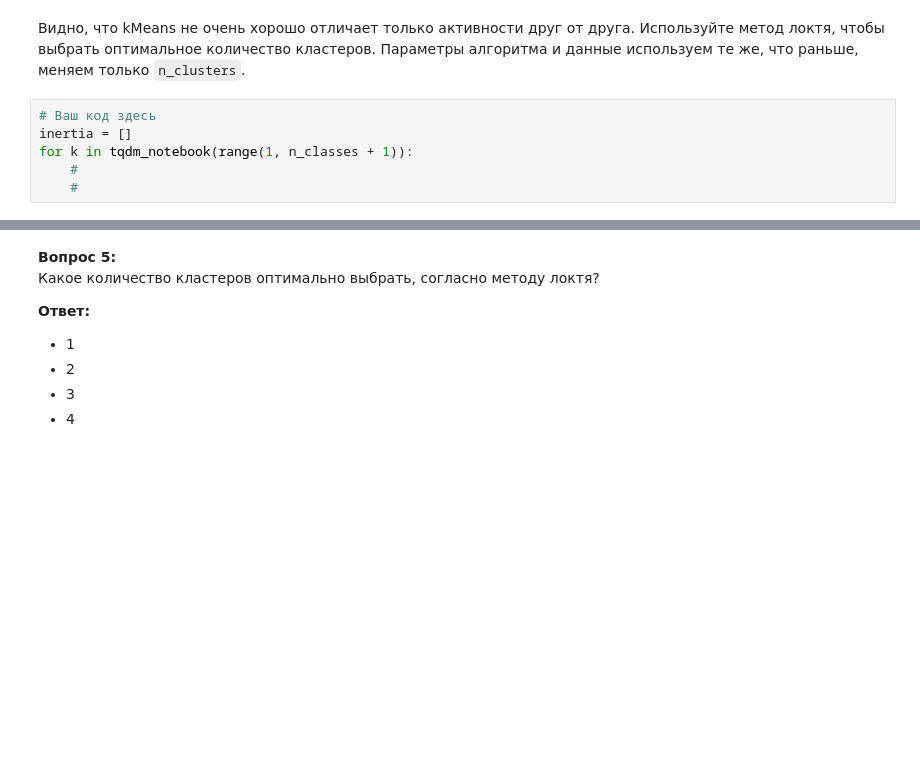
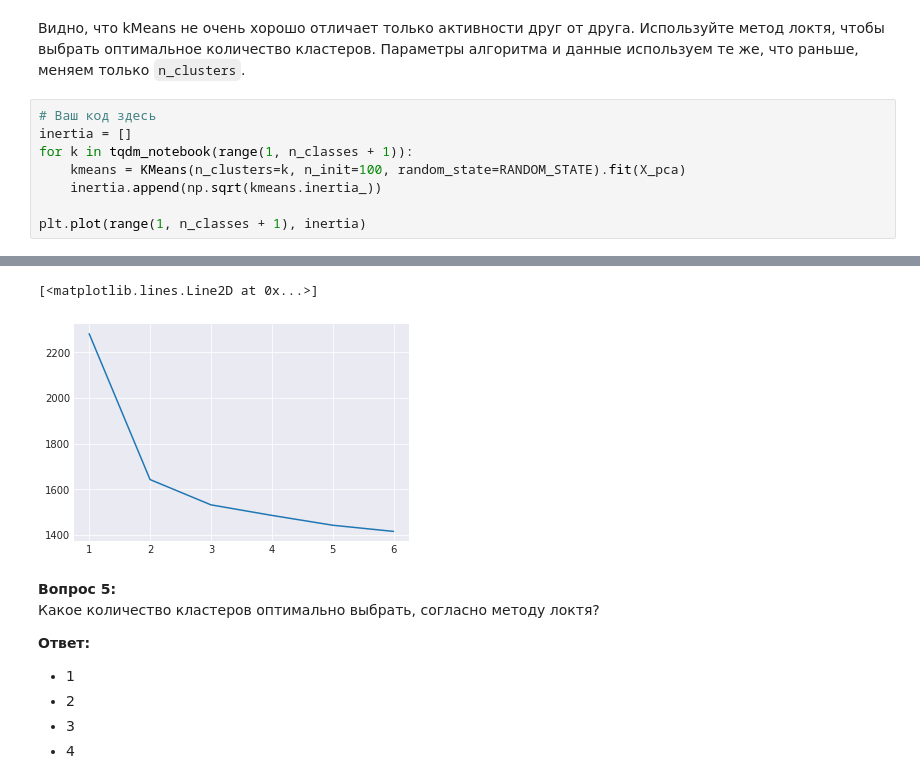
Before and after one commit to KomissarovSemyon/mlcourse.ai, a Jupyter notebook: jupyter_russian/assignments_demo/assignment07_unsupervised_learning.ipynb, the cells around one changed output, grey strips where cells are left out. Cells and saved outputs as stored; diff of their text form; blank space fills up the shorter version.

```diff
--- a/jupyter_russian/assignments_demo/assignment07_unsupervised_learning.ipynb
+++ b/jupyter_russian/assignments_demo/assignment07_unsupervised_learning.ipynb
@@ -205,5 +205,8 @@ tab
 # Ваш код здесь
 inertia = []
 for k in tqdm_notebook(range(1, n_classes + 1)):
-    #
-    #
+    kmeans = KMeans(n_clusters=k, n_init=100, random_state=RANDOM_STATE).fit(X_pca)
+    inertia.append(np.sqrt(kmeans.inertia_))
+
+plt.plot(range(1, n_classes + 1), inertia)
+# %% [output]
@@ -210,3 +214,5 @@ for k in tqdm_notebook(range(1, n_classes + 1)):
+[<matplotlib.lines.Line2D at 0x...>]
+[figure, added]
 # %% [markdown]
 **Вопрос 5:**<br>
 Какое количество кластеров оптимально выбрать, согласно методу локтя?<br>
```
Also changed, not shown: parts of 12 cells of this notebook.
